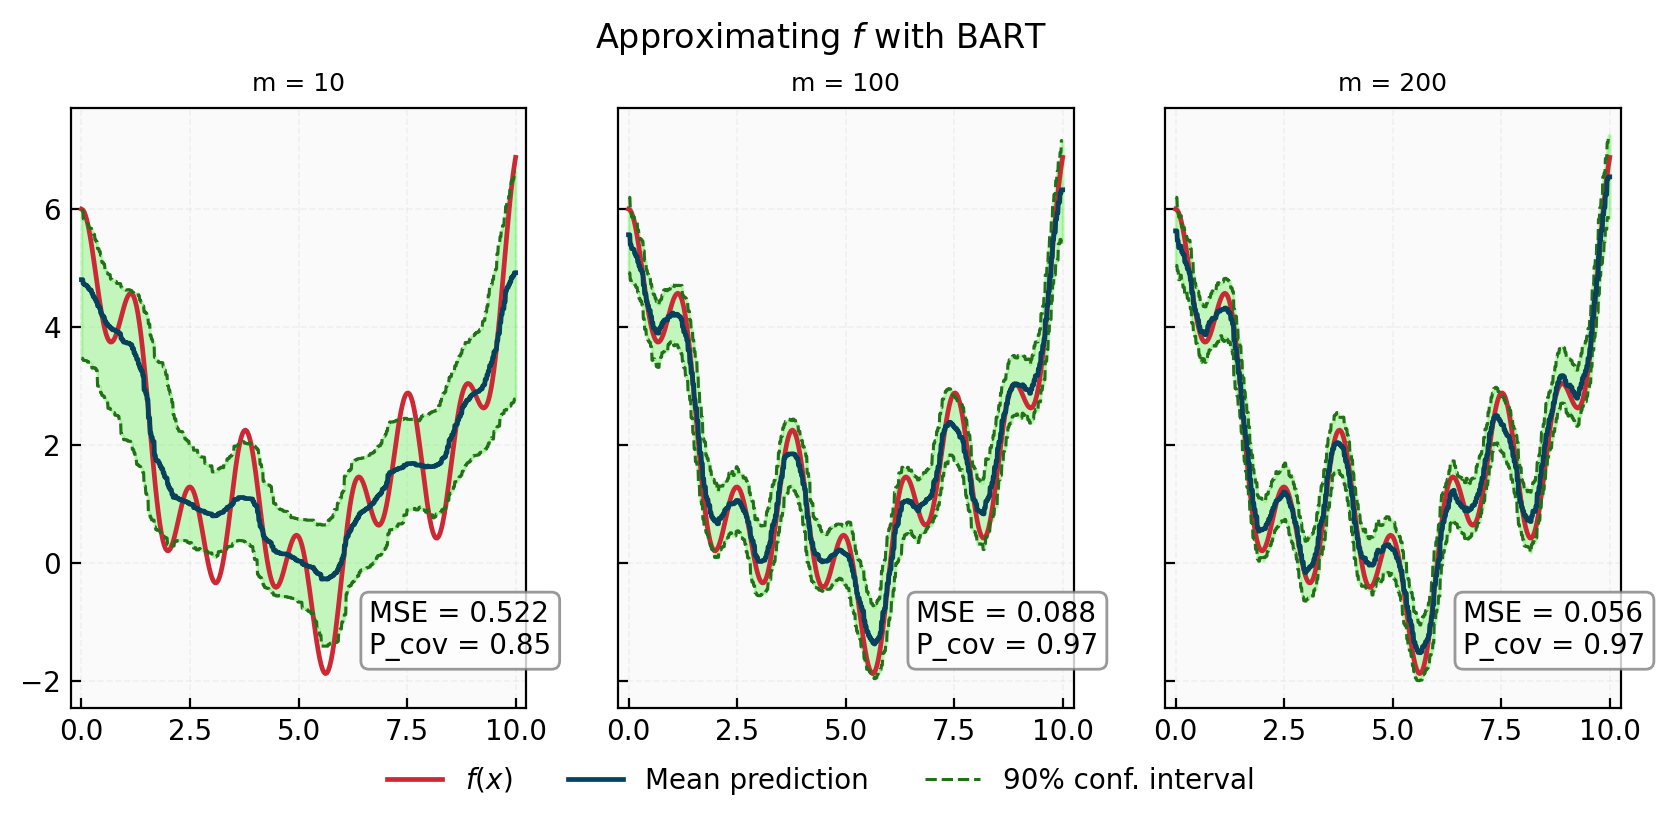
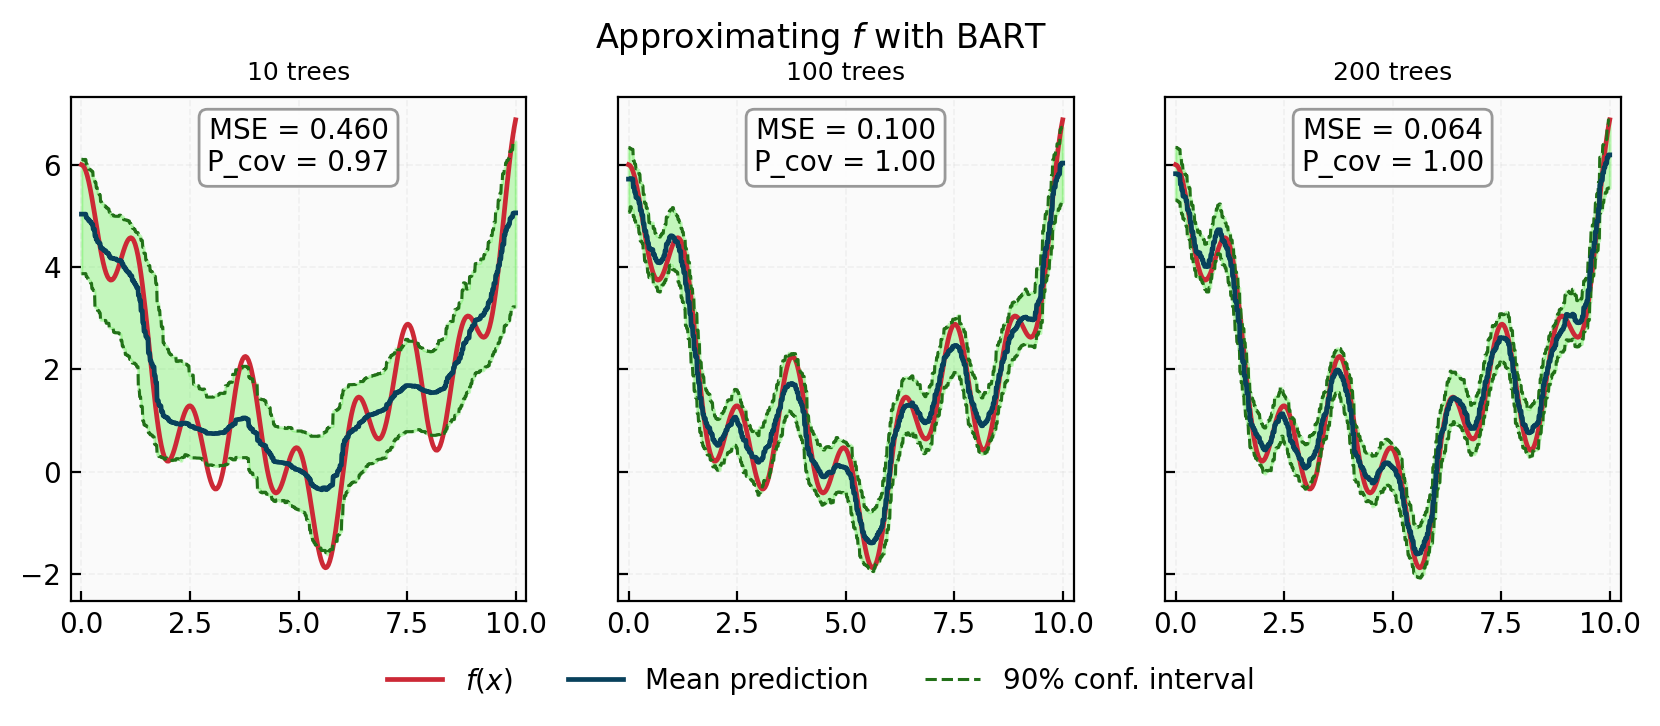
The change to this notebook cell's code, shown as a diff; its figure went from the first image to the second:
--- before
+++ after
@@ -1,3 +1,3 @@
-fig, axes = plt.subplots(nrows=1, ncols=3, figsize=(10, 4), sharey=True, dpi=200)
+fig, axes = plt.subplots(nrows=1, ncols=3, figsize=(10, 3.5), sharey=True, dpi=200)
 for i in range(len(y_bart)):
     axes[i].plot(x, y, label=r"$f(x)$")
@@ -6,8 +6,10 @@
     axes[i].plot(pred_x, y_bart[i]["conf_int_high"], ls='--', lw=1.1, c=conf_color)
     axes[i].fill_between(pred_x, y_bart[i]["conf_int_low"], y_bart[i]["conf_int_high"], color=fill_color, alpha=0.3)
-    axes[i].set_title(f"m = {m[i]}", fontsize=9)
-    axes[i].text(0.655, 0.09,
+    axes[i].set_title(f"{m[i]} trees", fontsize=9)
+    axes[i].text(0.5, 0.9,
                  f"MSE = {mse[i]:.3f}\nP_cov = {cov_probs[i]:.2f}",
                  transform=axes[i].transAxes,
+                 ha="center",
+                 va="center",
                  bbox=dict(boxstyle="round", facecolor="white", alpha=0.8, edgecolor="gray"))
     
@@ -17,5 +19,5 @@
 fig.suptitle("Approximating $f$ with BART", fontsize=12)
 
-plt.subplots_adjust(bottom=0.12)
+plt.subplots_adjust(bottom=0.15)
 plt.subplots_adjust(top=0.87)
 plt.show()

Commit: Updated noteboooks.